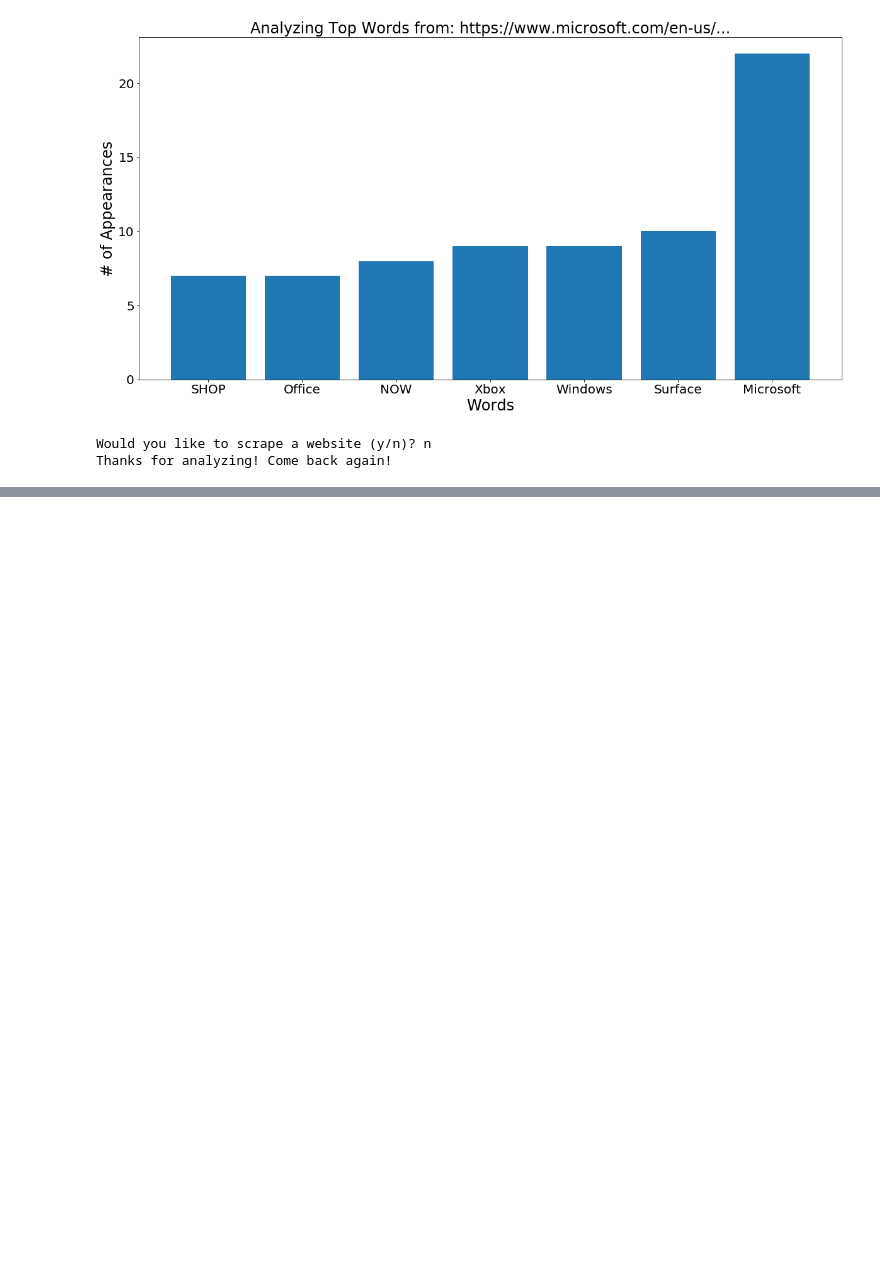
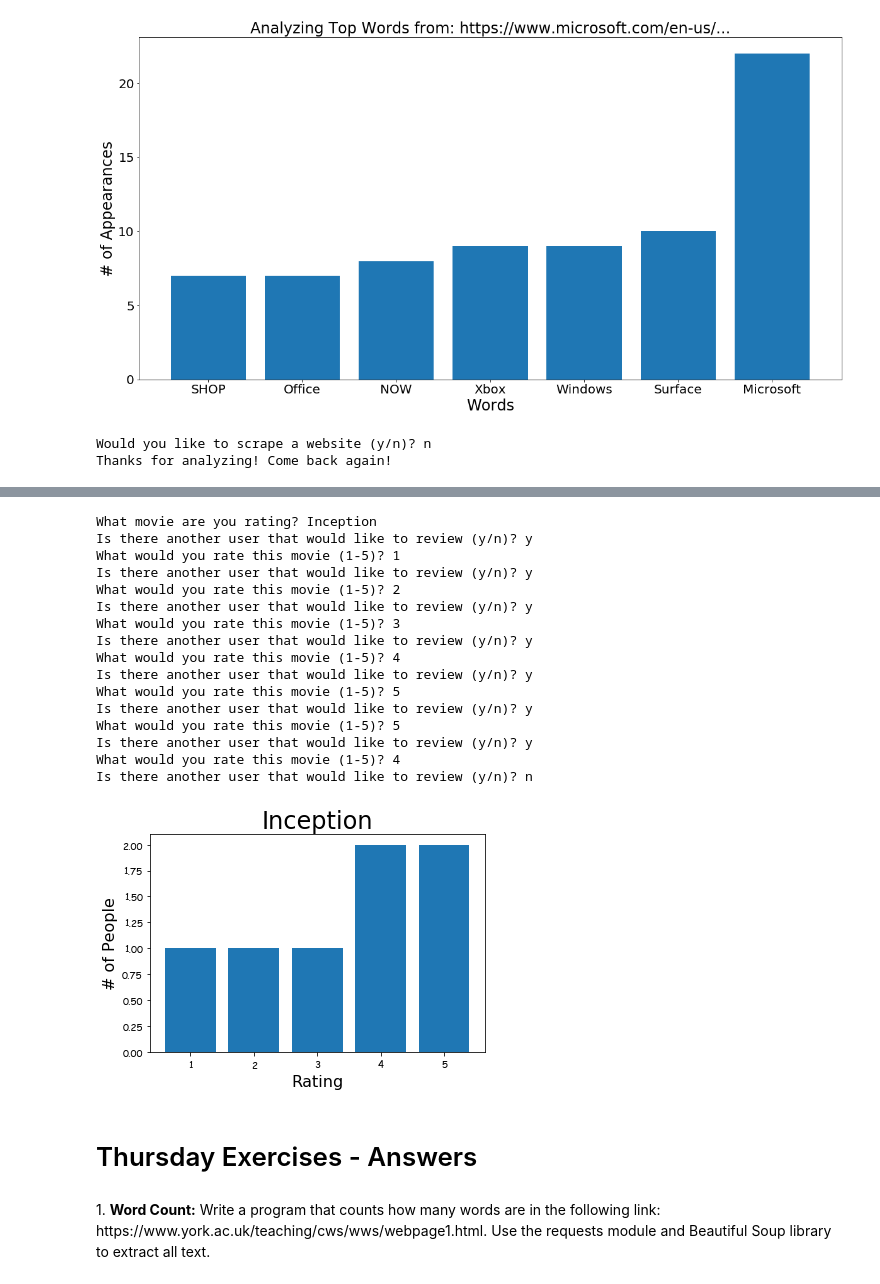
Before and after one commit to Connor-SM/python_bootcamp, a Jupyter notebook: Week_10.ipynb, the cells around one changed output, grey strips where cells are left out. Drawn from its saved outputs; the diff is of its cells as text; code cells hidden in the pictures; blank space fills up the shorter version.

Commit message:
All chapters completed except for 10.

```diff
--- a/Week_10.ipynb
+++ b/Week_10.ipynb
@@ -764,0 +772,9 @@ Thanks for analyzing! Come back again!
+# %%
+# outputting specific key-value pairs from data
+import requests
+
+r = requests.get('https://api.github.com/search/repositories?q=language:javascript')
+
+data = r.json()
+
+print(data['total_count'])
@@ -764,0 +853,59 @@ Thanks for analyzing! Come back again!
+# %%
+def createGraph(data, movie):
+    categories = [k for k in data.keys()]
+    ratings_per_category = [v for v in data.values()]
+
+    plt.bar(categories, ratings_per_category)
+
+    plt.title("{}".format(movie.title()), fontsize=24)
+    plt.xlabel("Rating", fontsize=16)
+    plt.ylabel("# of People", fontsize=16)
+    plt.xticks(fontname="Fantasy")
+    plt.yticks(fontname="Fantasy")
+
+    plt.show()
+
+def main():
+    data = {}
+
+    movie = input('What movie are you rating? ')
+
+    while input('Is there another user that would like to review (y/n)? ') == 'y':
+        try:
+            ans = int(input('What would you rate this movie (1-5)? '))
+
+            if ans in data:
+                data[ans] += 1   # add to the category in the dictionary
+            else:
+                data[ans] = 1
+        except:
+            clear_output()
+            print("Something went wrong, try again!")
+
+    createGraph(data, movie)
+
+main()
+# %% [output]
+What movie are you rating? Inception
+Is there another user that would like to review (y/n)? y
+What would you rate this movie (1-5)? 1
+Is there another user that would like to review (y/n)? y
+What would you rate this movie (1-5)? 2
+Is there another user that would like to review (y/n)? y
+What would you rate this movie (1-5)? 3
+Is there another user that would like to review (y/n)? y
+What would you rate this movie (1-5)? 4
+Is there another user that would like to review (y/n)? y
+What would you rate this movie (1-5)? 5
+Is there another user that would like to review (y/n)? y
+What would you rate this movie (1-5)? 5
+Is there another user that would like to review (y/n)? y
+What would you rate this movie (1-5)? 4
+Is there another user that would like to review (y/n)? n
+[figure, added]
+# %% [markdown]
+# Thursday Exercises - Answers
+# %% [markdown]
+<p>
+1. <b>Word Count:</b> Write a program that counts how many words are in the following link: https://www.york.ac.uk/teaching/cws/wws/webpage1.html. Use the requests module and Beautiful Soup library to extract all text.
+</p>
```
Also changed, not shown: parts of 25 cells of this notebook, 2 other files.
